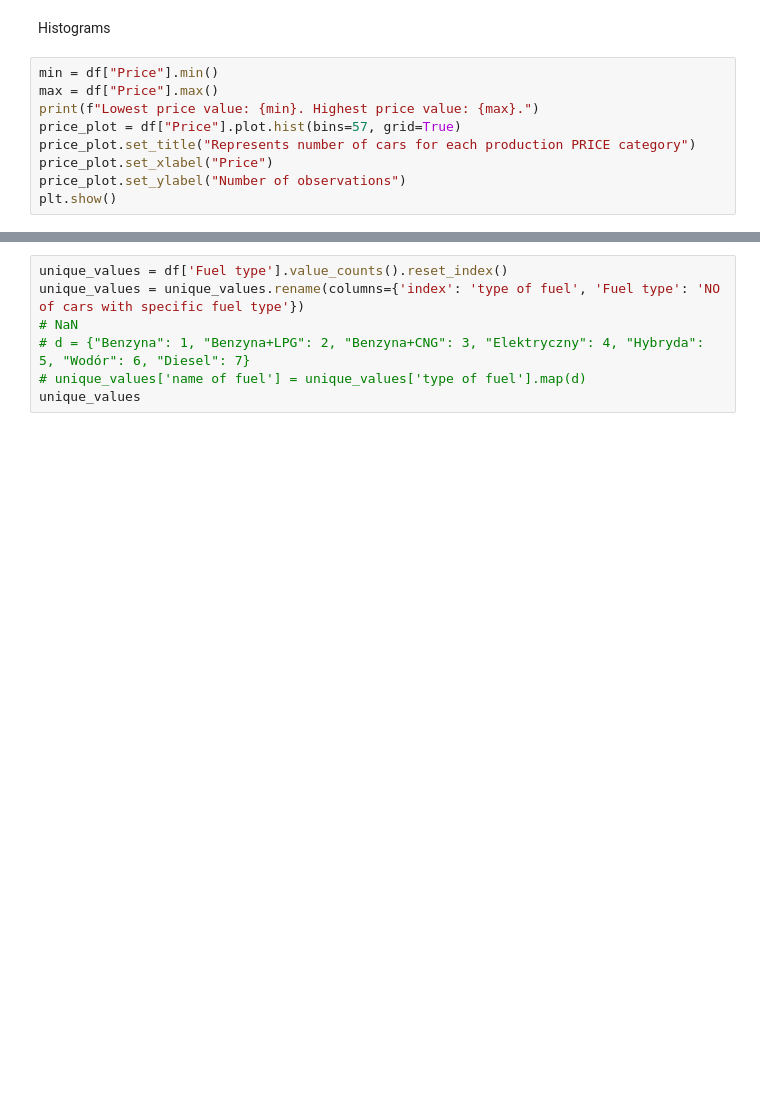
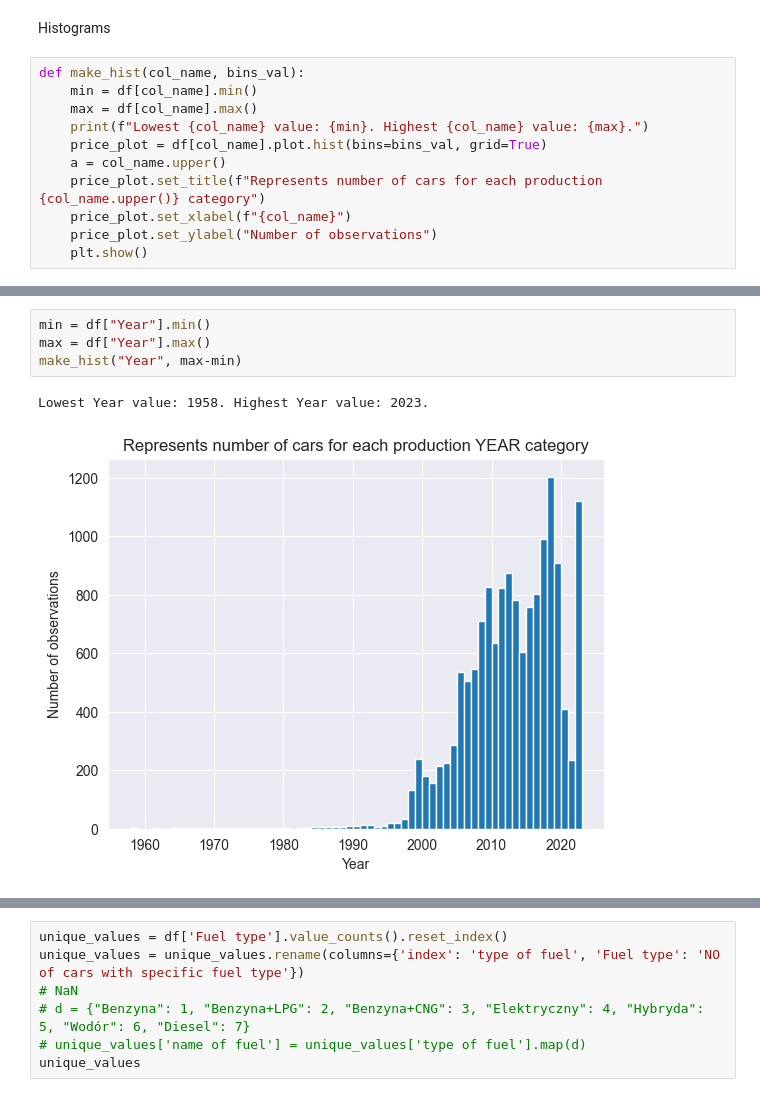
Before and after one commit to PsimonL/AI_Assesment, a Jupyter notebook: main.ipynb, the cells around one changed output, grey strips where cells are left out. Cells and saved outputs as stored; diff of their text form; blank space fills up the shorter version.

```diff
--- a/main.ipynb
+++ b/main.ipynb
@@ -133,11 +133,13 @@ Normalization
 # %% [markdown]
 Histograms
 # %%
-min = df["Price"].min()
-max = df["Price"].max()
-print(f"Lowest price value: {min}. Highest price value: {max}.")
-price_plot = df["Price"].plot.hist(bins=57, grid=True)
-price_plot.set_title("Represents number of cars for each production PRICE category")
-price_plot.set_xlabel("Price")
-price_plot.set_ylabel("Number of observations")
-plt.show()
+def make_hist(col_name, bins_val):
+    min = df[col_name].min()
+    max = df[col_name].max()
+    print(f"Lowest {col_name} value: {min}. Highest {col_name} value: {max}.")
+    price_plot = df[col_name].plot.hist(bins=bins_val, grid=True)
+    a = col_name.upper()
+    price_plot.set_title(f"Represents number of cars for each production {col_name.upper()} category")
+    price_plot.set_xlabel(f"{col_name}")
+    price_plot.set_ylabel("Number of observations")
+    plt.show()
@@ -196,0 +174,7 @@ Lowest Fuel type value: 1. Highest Fuel type value: 7
+# %%
+min = df["Year"].min()
+max = df["Year"].max()
+make_hist("Year", max-min)
+# %% [output]
+Lowest Year value: 1958. Highest Year value: 2023.
+[figure, added]
```
Also changed, not shown: parts of 17 cells of this notebook.
